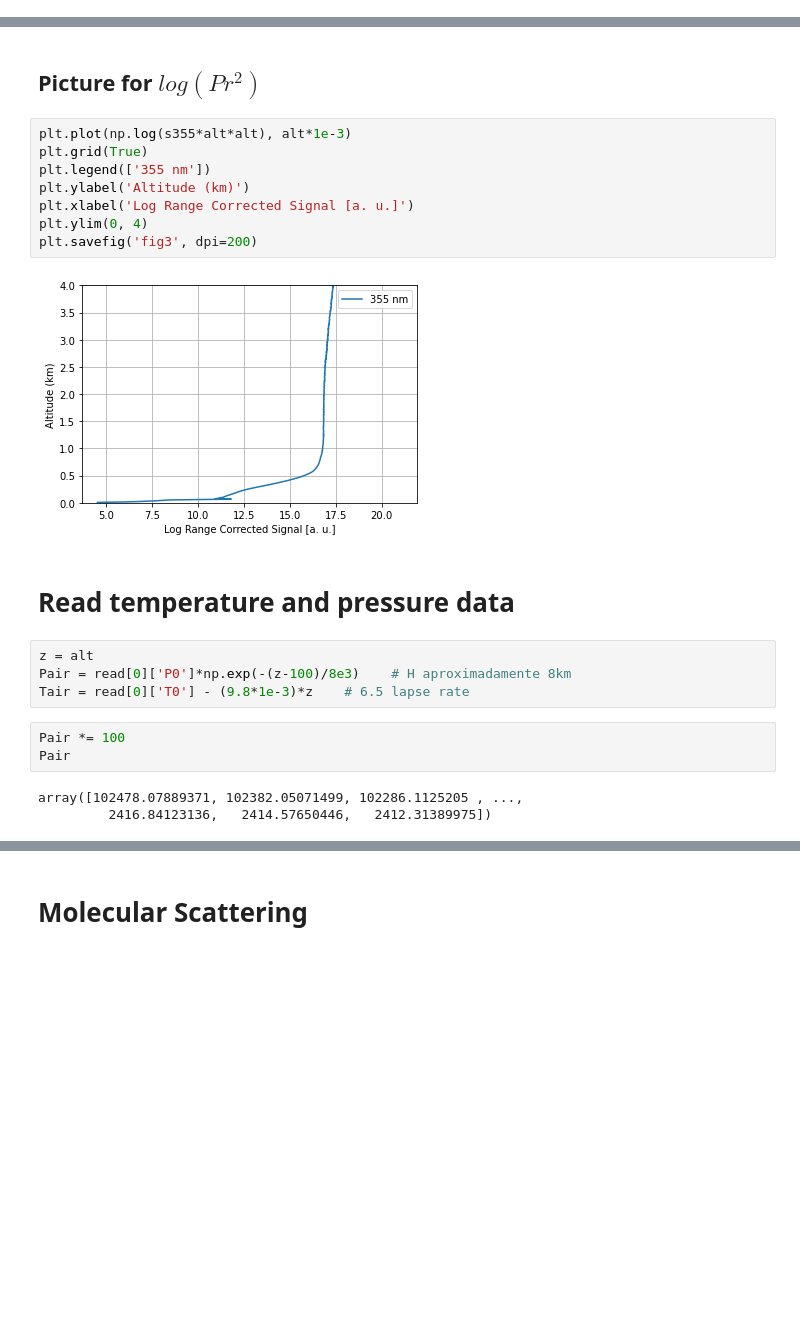
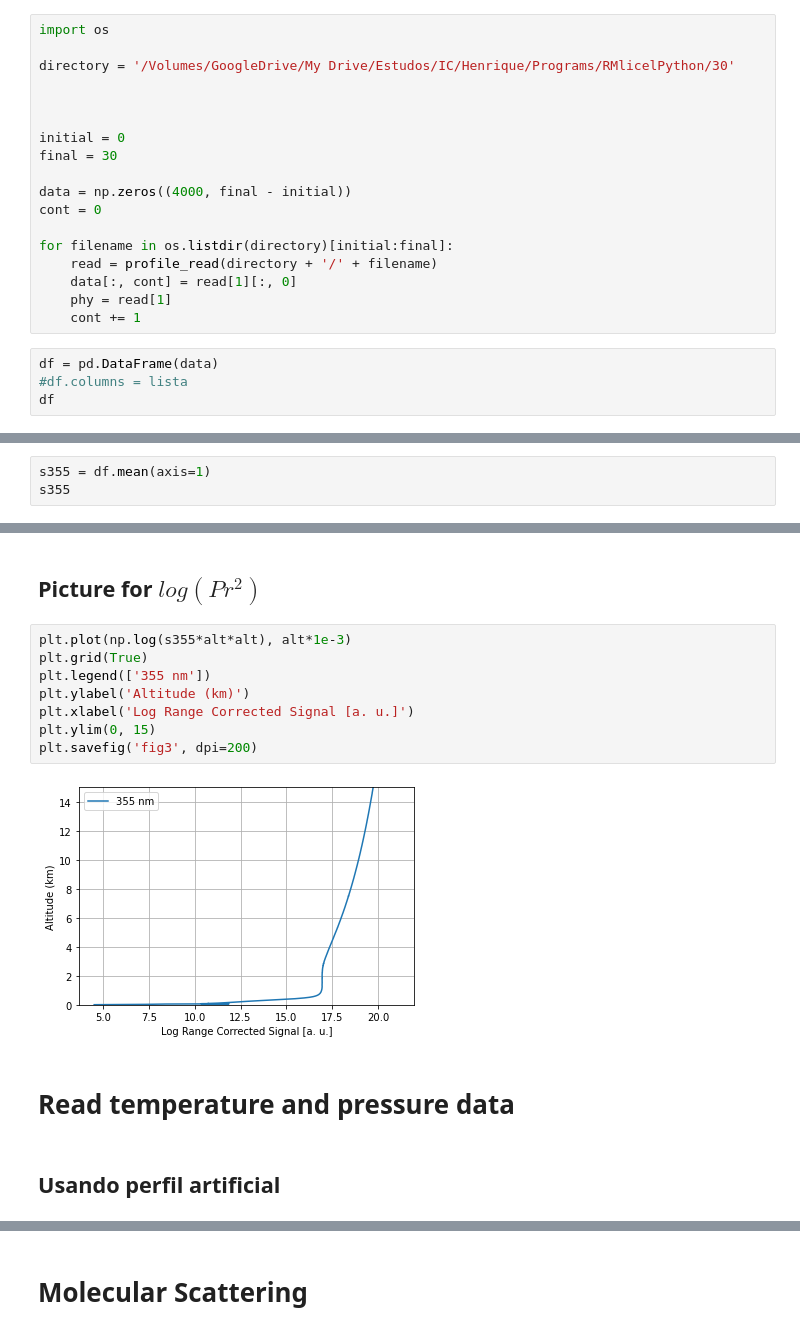
Before and after one commit to hmjbarbosa/RMlicelPython, a Jupyter notebook: Rotina.ipynb, the cells around one changed output, grey strips where cells are left out. Drawn from its saved outputs; the diff is of its cells as text; blank space fills up the shorter version.

```diff
--- a/Rotina.ipynb
+++ b/Rotina.ipynb
@@ -60,0 +66,22 @@ plot = df[:3000].plot(grid=True, subplots=True, title='First test plot')
+# %%
+import os
+
+directory = '/Volumes/GoogleDrive/My Drive/Estudos/IC/Henrique/Programs/RMlicelPython/30'
+
+
+
+initial = 0
+final = 30
+
+data = np.zeros((4000, final - initial))
+cont = 0
+
+for filename in os.listdir(directory)[initial:final]:
+    read = profile_read(directory + '/' + filename)
+    data[:, cont] = read[1][:, 0]
+    phy = read[1]
+    cont += 1
+# %%
+df = pd.DataFrame(data)
+#df.columns = lista
+df
@@ -60,0 +102,3 @@ plot = df[:3000].plot(grid=True, subplots=True, title='First test plot')
+# %%
+s355 = df.mean(axis=1)
+s355
@@ -74,22 +131,14 @@ plt.savefig('fig1', dpi=200)
 # %%
 plt.plot(np.log(s355*alt*alt), alt*1e-3)
 plt.grid(True)
 plt.legend(['355 nm'])
 plt.ylabel('Altitude (km)')
 plt.xlabel('Log Range Corrected Signal [a. u.]')
-plt.ylim(0, 4)
+plt.ylim(0, 15)
 plt.savefig('fig3', dpi=200)
 # %% [output]
-[figure, old version]
+[figure, new version]
 # %% [markdown]
 # Read temperature and pressure data
-# %%
-z = alt
-Pair = read[0]['P0']*np.exp(-(z-100)/8e3)    # H aproximadamente 8km
-Tair = read[0]['T0'] - (9.8*1e-3)*z    # 6.5 lapse rate
-# %%
-Pair *= 100
-Pair
-# %% [output]
-array([102478.07889371, 102382.05071499, 102286.1125205 , ...,
-         2416.84123136,   2414.57650446,   2412.31389975])
+# %% [markdown]
+## Usando perfil artificial
```
Also changed, not shown: parts of 37 cells of this notebook, 3 other files.
